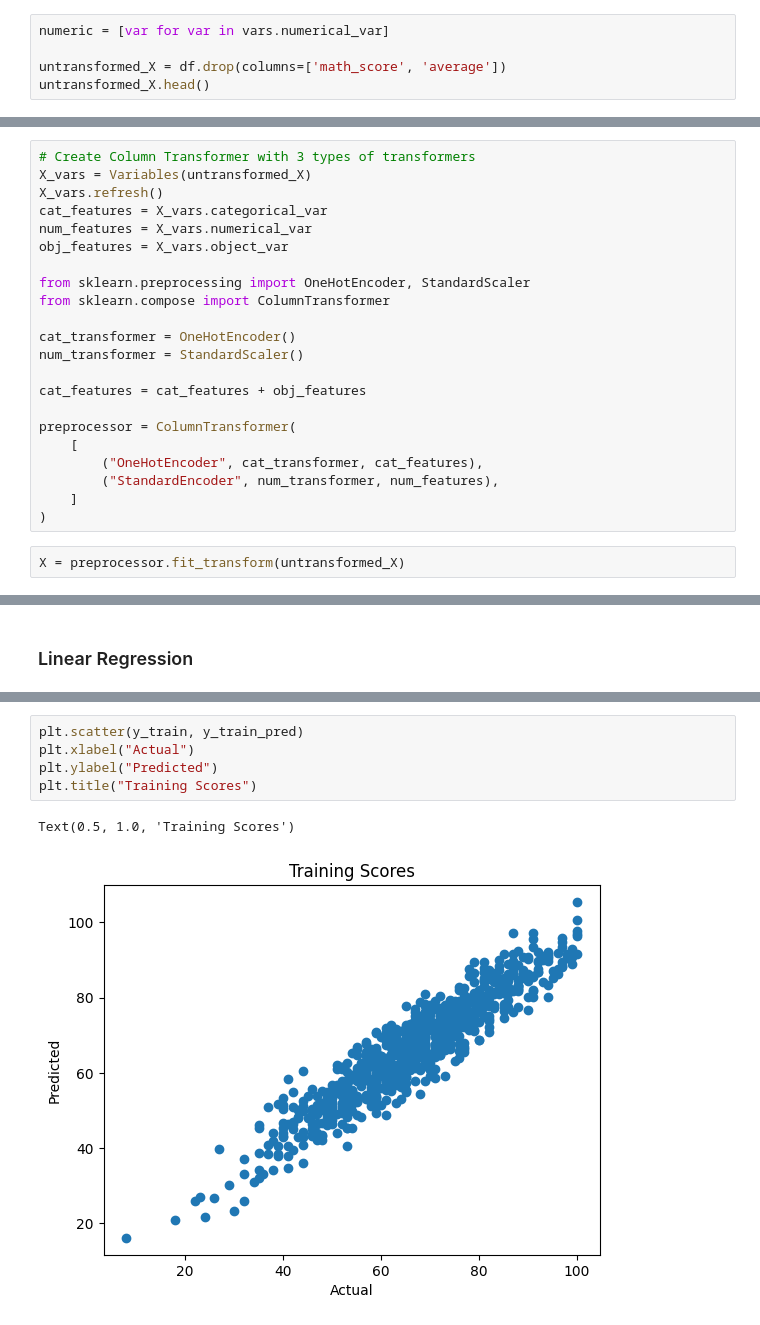
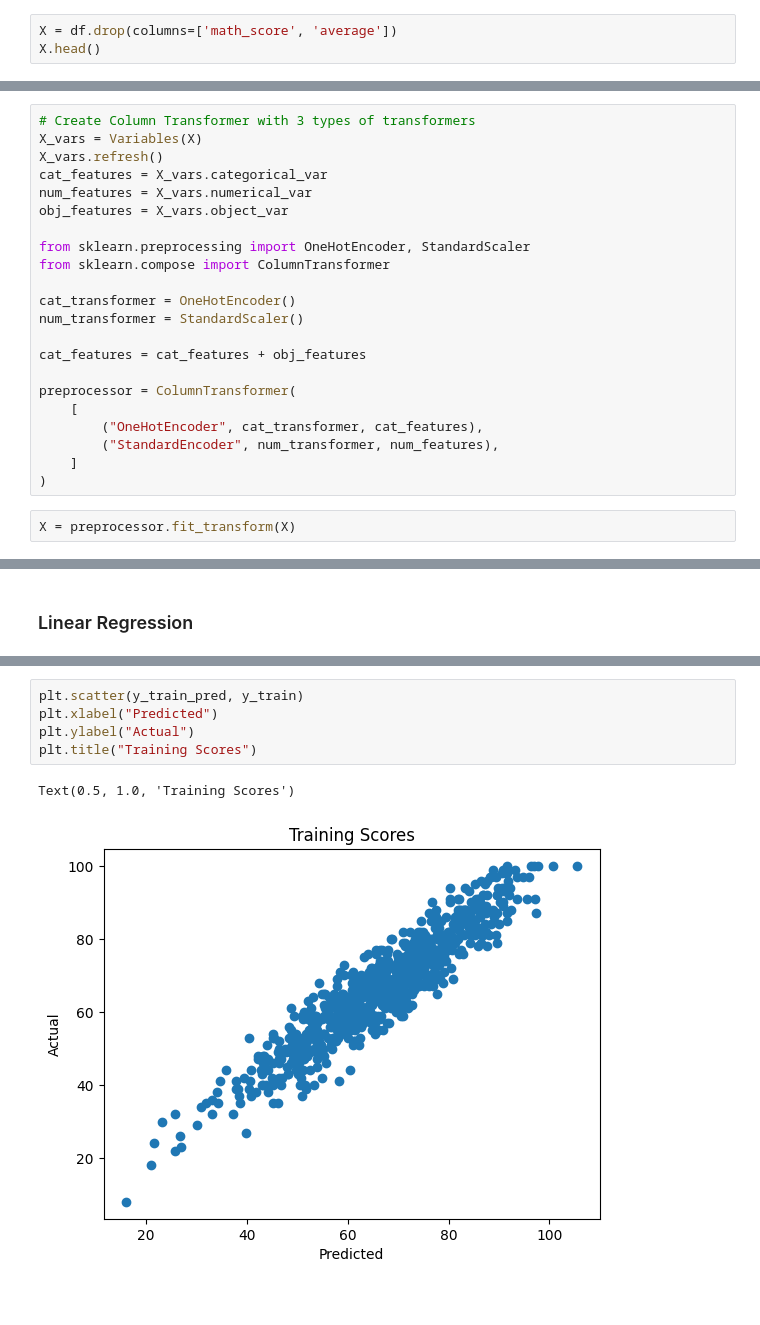
Before and after one commit to adamu-joseph/student-performance-indicator, a Jupyter notebook: notebook/2.MODEL TRAINING.ipynb, the cells around one changed output, grey strips where cells are left out. Cells and saved outputs as stored; diff of their text form.

Commit message:
Model Training 2

```diff
--- a/notebook/2.MODEL TRAINING.ipynb
+++ b/notebook/2.MODEL TRAINING.ipynb
@@ -222,10 +158,8 @@ Data columns (total 11 columns):
 dtypes: category(6), float32(1), int8(3), object(1)
 memory usage: 21.6+ KB
 # %%
-numeric = [var for var in vars.numerical_var]
-
-untransformed_X = df.drop(columns=['math_score', 'average'])
-untransformed_X.head()
+X = df.drop(columns=['math_score', 'average'])
+X.head()
 # %% [output]
 |  | gender | race_ethnicity | parental_level_of_education | lunch | test_preparation_course | reading_score | ... |
 | 0 | female | group B | bachelor's degree | standard | none | 72 | ... |
@@ -270,7 +204,7 @@ y.head()
 Name: math_score, dtype: int8
 # %%
 # Create Column Transformer with 3 types of transformers
-X_vars = Variables(untransformed_X)
+X_vars = Variables(X)
 X_vars.refresh()
 cat_features = X_vars.categorical_var
 num_features = X_vars.numerical_var
@@ -291,7 +225,7 @@ preprocessor = ColumnTransformer(
     ]
 )
 # %%
-X = preprocessor.fit_transform(untransformed_X)
+X = preprocessor.fit_transform(X)
 # %%
 print(X[:])
 # %% [output]
@@ -497,11 +426,11 @@ print(f"Accuracy of the model on train is {train_score:.2f}")
 Accuracy of the model on test is 88.06
 Accuracy of the model on train is 87.46
 # %%
-plt.scatter(y_train, y_train_pred)
-plt.xlabel("Actual")
-plt.ylabel("Predicted")
+plt.scatter(y_train_pred, y_train)
+plt.xlabel("Predicted")
+plt.ylabel("Actual")
 plt.title("Training Scores")
 # %% [output]
 Text(0.5, 1.0, 'Training Scores')
-[figure, old version]
+[figure, new version]
 # %%
```
Also changed, not shown: parts of 14 cells of this notebook, 4 other files.
